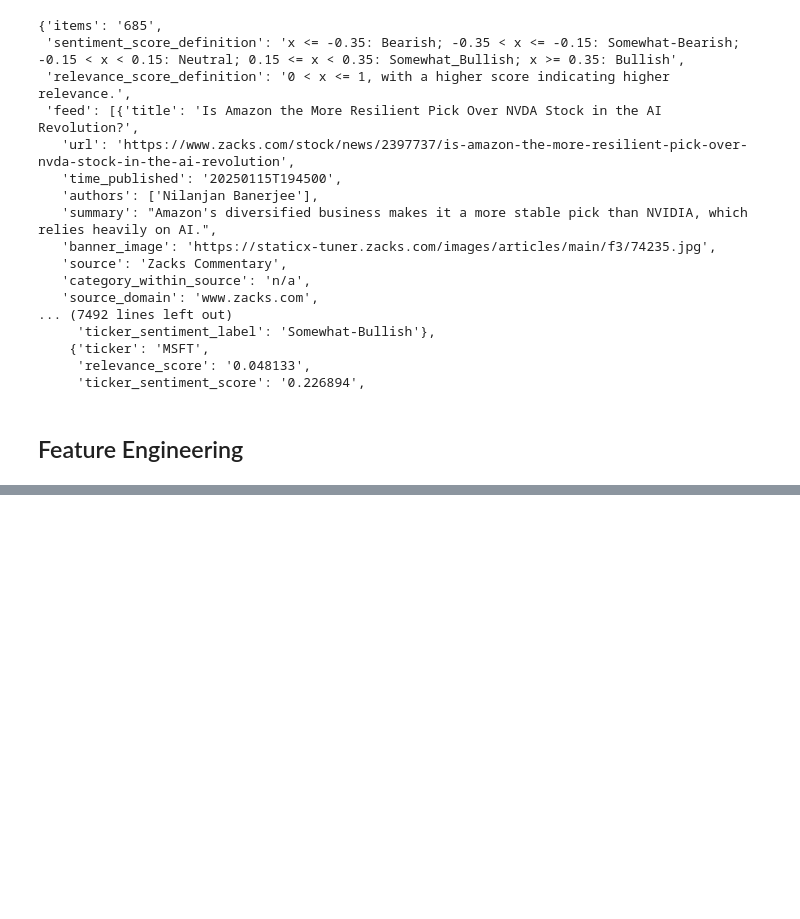
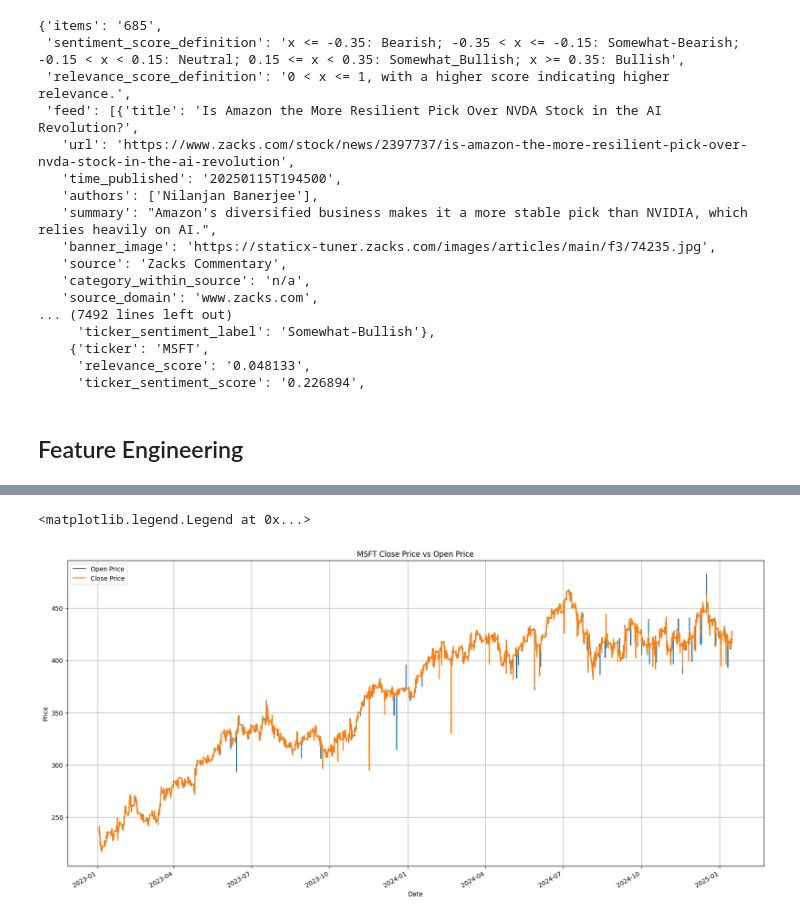
Before and after one commit to cagrikurt8/stock-market-trend-prediction, a Jupyter notebook: experimentation/data_extraction_model_experimentation.ipynb, the cells around one changed output, grey strips where cells are left out. Cells and saved outputs as stored; diff of their text form; code cells hidden in the pictures; blank space fills up the shorter version.

```diff
--- a/experimentation/data_extraction.ipynb
+++ b/experimentation/data_extraction_model_experimentation.ipynb
@@ -272,0 +338,18 @@ df_small
+# %%
+import matplotlib.pyplot as plt
+
+fig, ax = plt.subplots(figsize=(20, 10))
+df.plot(x='timestamp',
+        y=['open', 'close'],
+        xlabel='Date',
+        ylabel='Price',
+        title='MSFT Close Price vs Open Price',
+        grid=True,
+        kind='line',
+        figsize=(20, 10),
+        ax=ax
+    )
+ax.legend(["Open Price", "Close Price"])
+# %% [output]
+<matplotlib.legend.Legend at 0x...>
+[figure, added]
```
Also changed, not shown: parts of 52 cells of this notebook, 11 other files.
